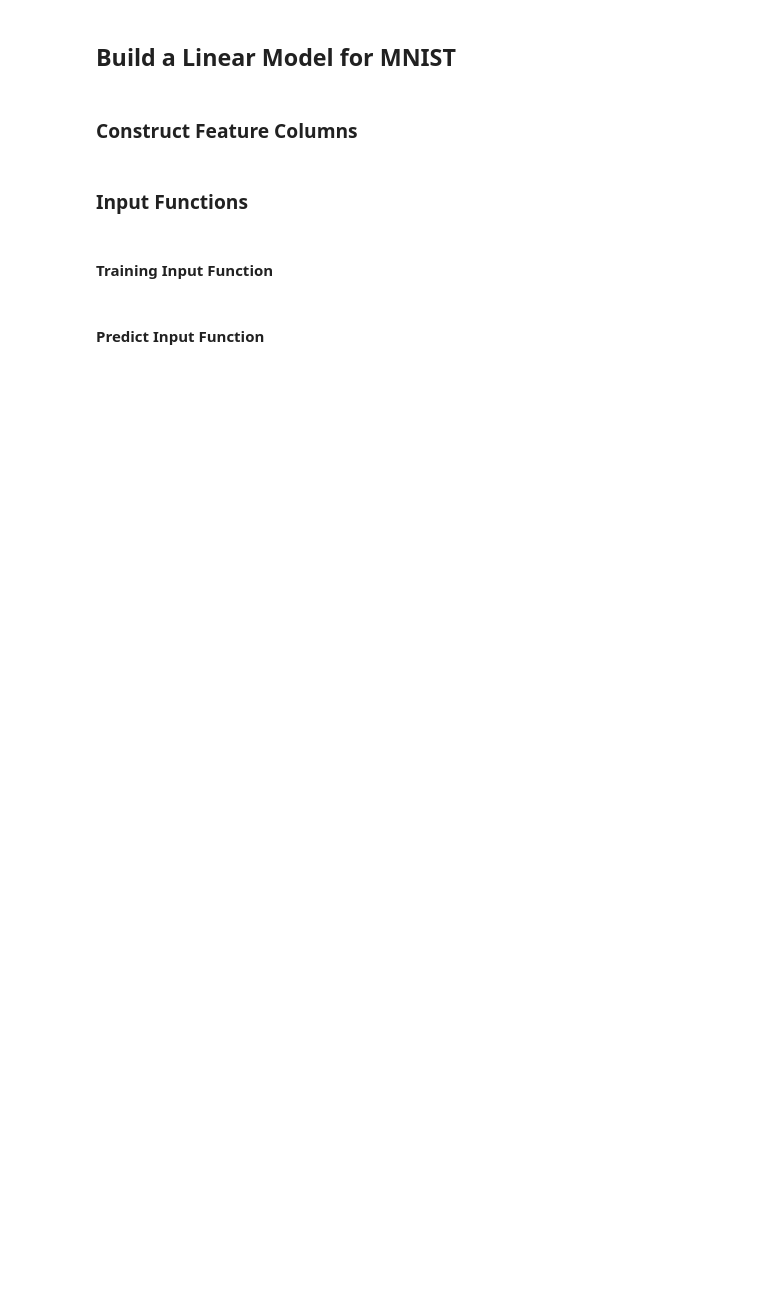
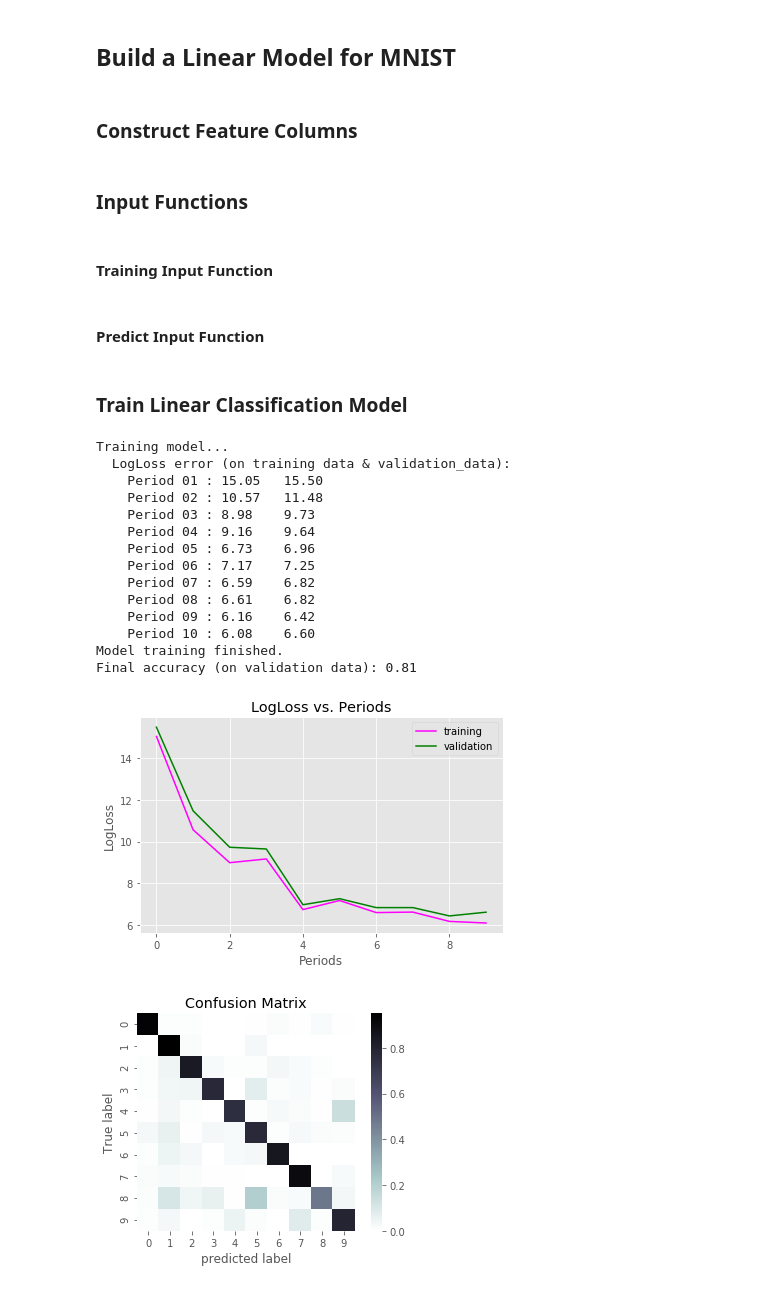
Before and after one commit to acesaif/ml_crash_course, a Jupyter notebook: multi_class_neural_nets/ml_mnist_multiclass_net.ipynb, the cells around one changed output. Cells and saved outputs as stored; diff of their text form; code cells hidden in the pictures; blank space fills up the shorter version.

Commit message:
Model and confusion matrix.

```diff
--- a/multi_class_neural_nets/ml_mnist_multiclass_net.ipynb
+++ b/multi_class_neural_nets/ml_mnist_multiclass_net.ipynb
@@ -223,7 +223,7 @@ def create_training_input_fn(features, labels, batch_size, num_epochs=None, shuf
 # %% [markdown]
 #### Predict Input Function
 # %%
-def construct_predict_input_fn(features, labels, batch_size):
+def create_predict_input_fn(features, labels, batch_size):
     """A custom input_fn for sending mnist data to the estimator for predictions.
 
     Args:
@@ -243,3 +243,5 @@ def construct_predict_input_fn(features, labels, batch_size):
         feature_batch, label_batch = ds.make_one_shot_iterator().get_next()
         return feature_batch, label_batch
     return _input_fn
+# %% [markdown]
+### Train Linear Classification Model
@@ -245,0 +344,27 @@ def construct_predict_input_fn(features, labels, batch_size):
+# %%
+classifier = train_linear_classification_model(
+    learning_rate = 0.02,
+    steps = 100,
+    batch_size = 10,
+    training_examples = training_examples,
+    training_targets = training_targets,
+    validation_examples = validation_examples,
+    validation_targets = validation_targets
+)
+# %% [output]
+Training model...
+  LogLoss error (on training data & validation_data):
+    Period 01 : 15.05   15.50
+    Period 02 : 10.57   11.48
+    Period 03 : 8.98    9.73
+    Period 04 : 9.16    9.64
+    Period 05 : 6.73    6.96
+    Period 06 : 7.17    7.25
+    Period 07 : 6.59    6.82
+    Period 08 : 6.61    6.82
+    Period 09 : 6.16    6.42
+    Period 10 : 6.08    6.60
+Model training finished.
+Final accuracy (on validation data): 0.81
+[figure, added]
+[figure, added]
```
Also changed, not shown: parts of 6 cells of this notebook.
